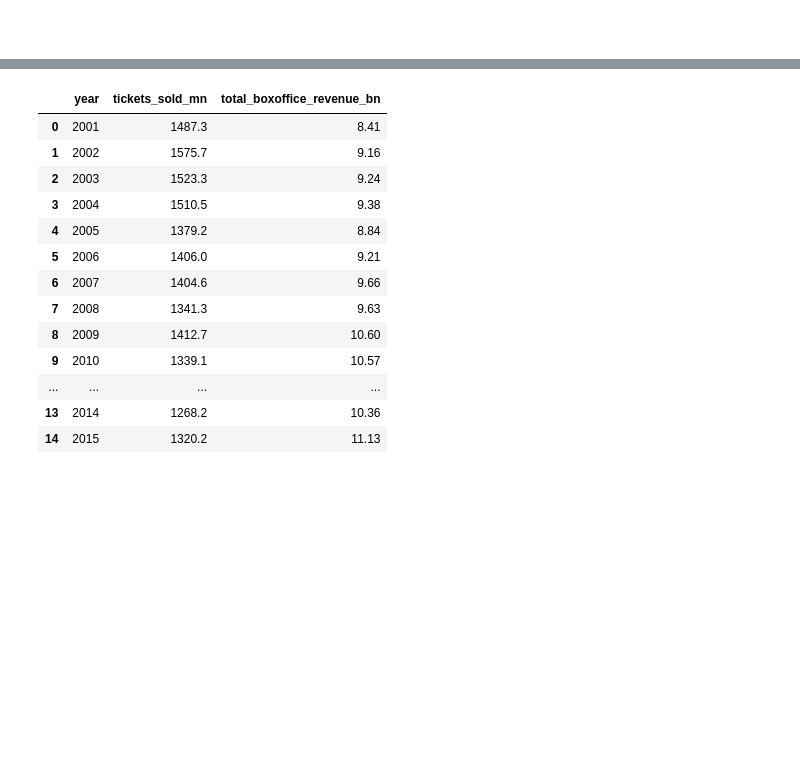
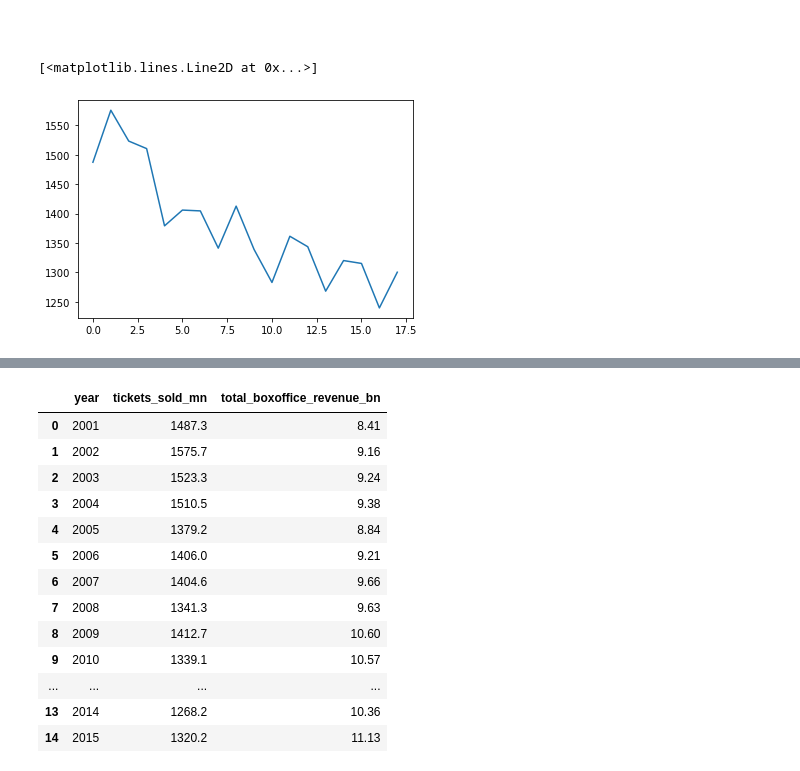
Before and after one commit to tawney-kirkland/02-luther, a Jupyter notebook: visualisation.ipynb, the cells around one changed output, grey strips where cells are left out. Drawn from its saved outputs; the diff is of its cells as text; code cells hidden in the pictures; blank space fills up the shorter version.

```diff
--- a/visualisation.ipynb
+++ b/visualisation.ipynb
@@ -92,3 +92,8 @@ plt.show;
 df1= pd.read_csv('data/total_boxoffice_tickets.csv')
 # %% [markdown]
 #
+# %%
+plt.plot(df1['tickets_sold_mn'])
+# %% [output]
+[<matplotlib.lines.Line2D at 0x...>]
+[figure, added]
```
Also changed, not shown: parts of 6 cells of this notebook.
